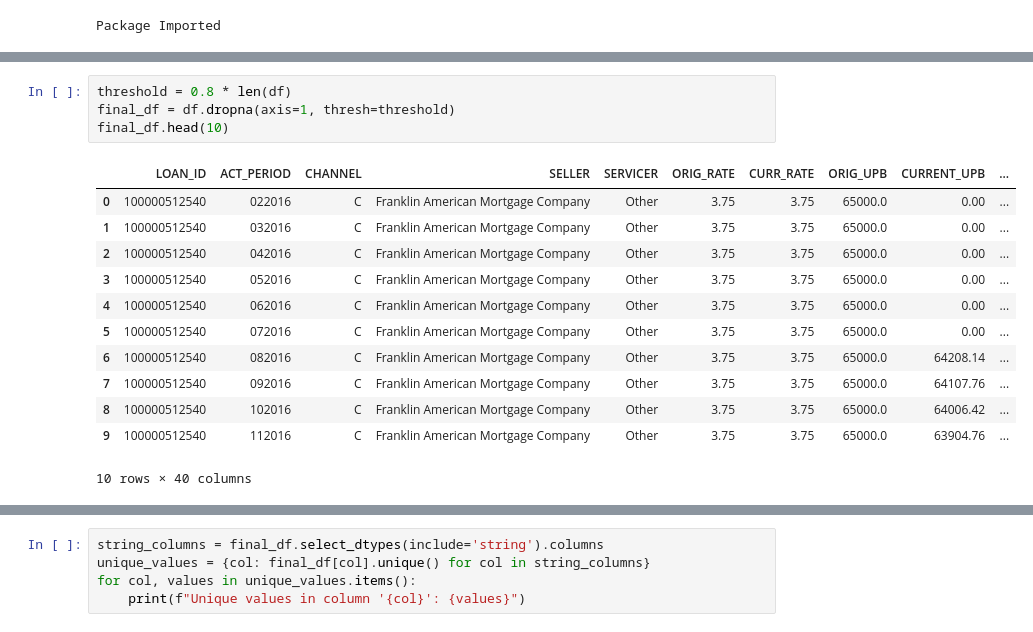
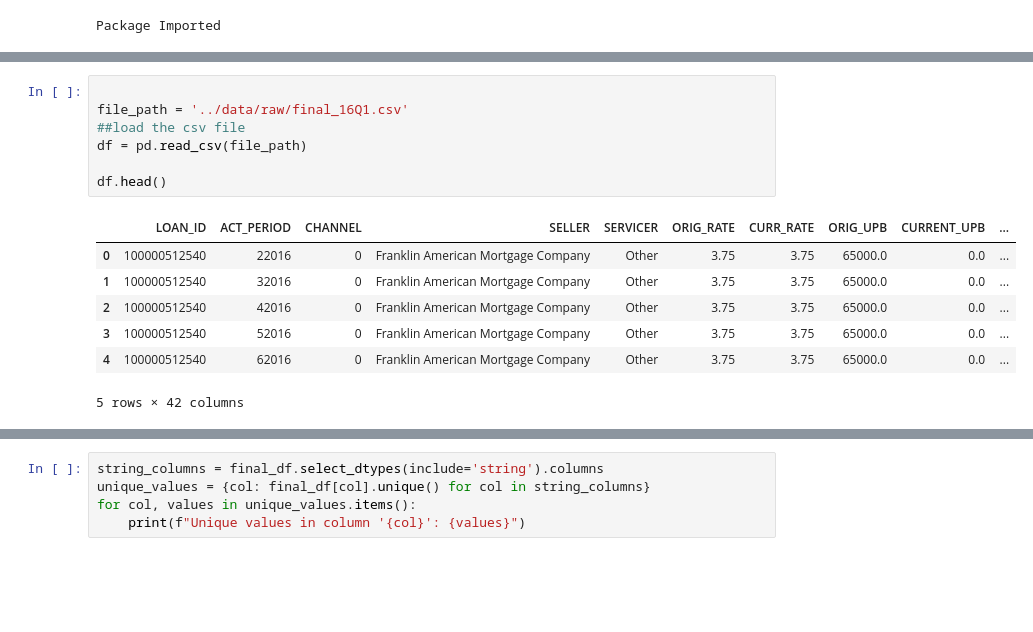
Before and after one commit to Go1vf/Mortgage-Delinquency-Risk-Model, a Jupyter notebook: notebooks/exploratory_analysis.ipynb, the cells around one changed output, grey strips where cells are left out. Saved outputs shown, nothing was run; the diff lists cells and outputs as text; blank space fills up the shorter version.

```diff
--- a/notebooks/exploratory_analysis.ipynb
+++ b/notebooks/exploratory_analysis.ipynb
@@ -103,17 +12,15 @@ df.head(10)
-# %%
-threshold = 0.8 * len(df)
-final_df = df.dropna(axis=1, thresh=threshold)
-final_df.head(10)
-# %% [output]
-|  | LOAN_ID | ACT_PERIOD | CHANNEL | SELLER | SERVICER | ORIG_RATE | CURR_RATE | ORIG_UPB | CURRENT_UPB | ... |
-| 0 | 100000512540 | 022016 | C | Franklin American Mortgage Company | Other | 3.75 | 3.75 | 65000.0 | 0.00 | ... |
-| 1 | 100000512540 | 032016 | C | Franklin American Mortgage Company | Other | 3.75 | 3.75 | 65000.0 | 0.00 | ... |
-| 2 | 100000512540 | 042016 | C | Franklin American Mortgage Company | Other | 3.75 | 3.75 | 65000.0 | 0.00 | ... |
-| 3 | 100000512540 | 052016 | C | Franklin American Mortgage Company | Other | 3.75 | 3.75 | 65000.0 | 0.00 | ... |
-| 4 | 100000512540 | 062016 | C | Franklin American Mortgage Company | Other | 3.75 | 3.75 | 65000.0 | 0.00 | ... |
-| 5 | 100000512540 | 072016 | C | Franklin American Mortgage Company | Other | 3.75 | 3.75 | 65000.0 | 0.00 | ... |
-| 6 | 100000512540 | 082016 | C | Franklin American Mortgage Company | Other | 3.75 | 3.75 | 65000.0 | 64208.14 | ... |
-| 7 | 100000512540 | 092016 | C | Franklin American Mortgage Company | Other | 3.75 | 3.75 | 65000.0 | 64107.76 | ... |
-| 8 | 100000512540 | 102016 | C | Franklin American Mortgage Company | Other | 3.75 | 3.75 | 65000.0 | 64006.42 | ... |
-| 9 | 100000512540 | 112016 | C | Franklin American Mortgage Company | Other | 3.75 | 3.75 | 65000.0 | 63904.76 | ... |
-10 rows × 40 columns
+# %%
+
+file_path = '../data/raw/final_16Q1.csv'
+##load the csv file
+df = pd.read_csv(file_path)
+
+df.head()
+# %% [output]
+|  | LOAN_ID | ACT_PERIOD | CHANNEL | SELLER | SERVICER | ORIG_RATE | CURR_RATE | ORIG_UPB | CURRENT_UPB | ... |
+| 0 | 100000512540 | 22016 | 0 | Franklin American Mortgage Company | Other | 3.75 | 3.75 | 65000.0 | 0.0 | ... |
+| 1 | 100000512540 | 32016 | 0 | Franklin American Mortgage Company | Other | 3.75 | 3.75 | 65000.0 | 0.0 | ... |
+| 2 | 100000512540 | 42016 | 0 | Franklin American Mortgage Company | Other | 3.75 | 3.75 | 65000.0 | 0.0 | ... |
+| 3 | 100000512540 | 52016 | 0 | Franklin American Mortgage Company | Other | 3.75 | 3.75 | 65000.0 | 0.0 | ... |
+| 4 | 100000512540 | 62016 | 0 | Franklin American Mortgage Company | Other | 3.75 | 3.75 | 65000.0 | 0.0 | ... |
+5 rows × 42 columns
```
Also changed, not shown: parts of 4 cells of this notebook, 1 other file.
